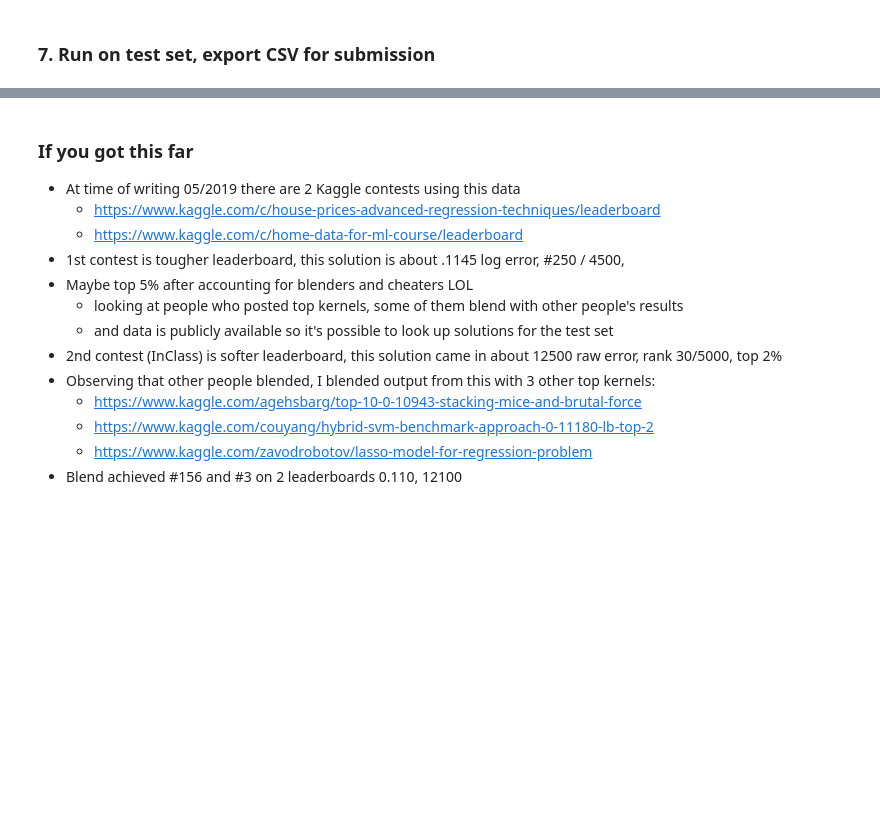
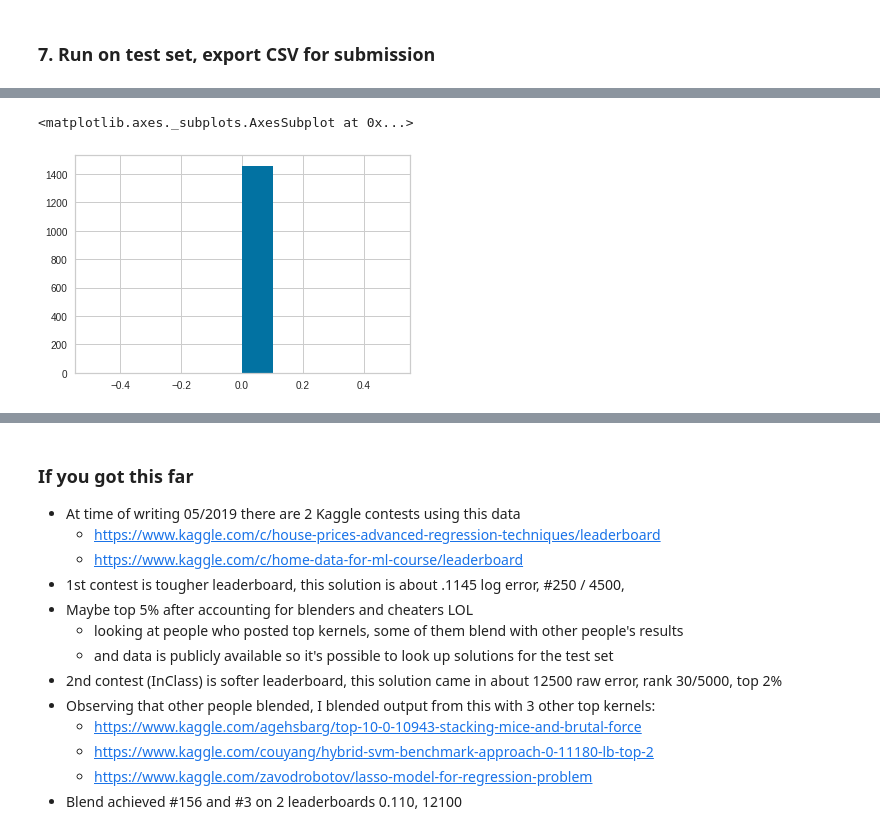
Before and after one commit to druce/iowa, a Jupyter notebook: iowa_colab.ipynb, the cells around one changed output, grey strips where cells are left out. Saved outputs shown, nothing was run; the diff lists cells and outputs as text; code cells hidden in the pictures; blank space fills up the shorter version.

```diff
--- a/iowa_colab.ipynb
+++ b/iowa_colab.ipynb
@@ -2947,8 +2967,8 @@ submit_df['stackblend2'] = \
 # alternate rounded weights , floor at 0.05, cap at 0.25
 # the stack and a linear model are usually in the top tier, svr and gb are often up there, want to include all
 submit_df['stackblend3'] = \
-     0.20       * submit_df['stack'] + \
-     0.00       * submit_df['stack_xgb'] + \
+     0.10       * submit_df['stack'] + \
+     0.10       * submit_df['stack_xgb'] + \
      0.15       * submit_df['boost_blend'] + \
      0.15       * submit_df['gb'] + \
      0.05       * submit_df['mlp_blend'] +\
@@ -2964,6 +2984,15 @@ submit_df.head()
 | 1463 | 12.132675 | 12.138251 | 12.152229 | 12.143174 | 12.126498 | 12.122020 | 12.125219 | 12.122834 | 12.117593 | 12.114217 | 12.116635 | ... |
 | 1464 | 12.202227 | 12.209882 | 12.207048 | 12.197300 | 12.200958 | 12.186165 | 12.199251 | 12.187167 | 12.158690 | 12.182066 | 12.186705 | ... |
 | 1465 | 12.128362 | 12.154343 | 12.144959 | 12.087724 | 12.101351 | 12.100448 | 12.102950 | 12.101466 | 12.135108 | 12.087335 | 12.076810 | ... |
+# %%
+submit_df['bias_adjustment'] = (submit_df['stackblend'] - 11.5) * 0.2
+submit_df['bias_adjustment'] = submit_df['bias_adjustment'].apply(lambda x: x if x < 0 else 0)
+submit_df['stackblend_adjust'] = submit_df['stackblend'] + submit_df['bias_adjustment']
+submit_df['stackblend3_adjust'] = submit_df['stackblend3'] + submit_df['bias_adjustment']
+submit_df['bias_adjustment'].hist()
+# %% [output]
+<matplotlib.axes._subplots.AxesSubplot at 0x...>
+[figure, added]
 # %%
 submit_df =np.expm1(submit_df)
 submit_df.describe()
```
Also changed, not shown: parts of 6 cells of this notebook.
